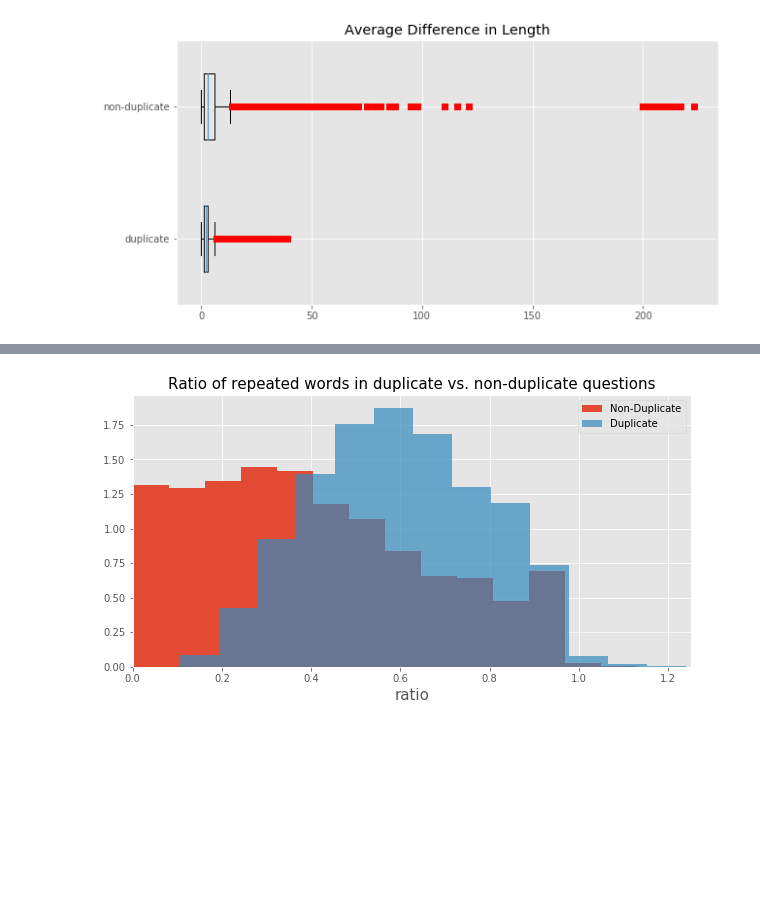
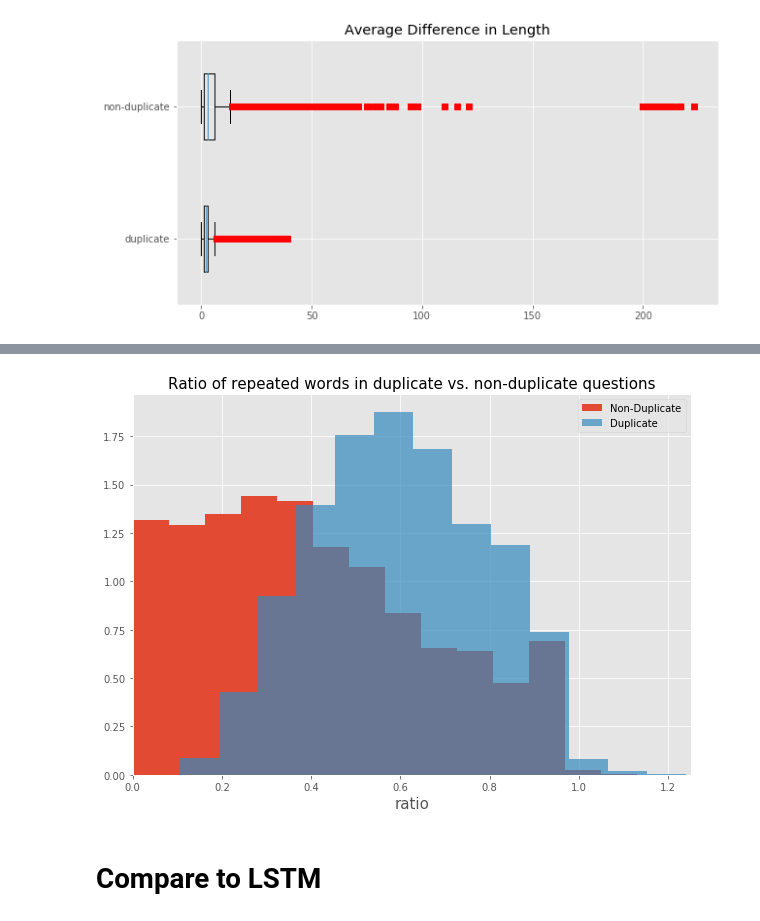
Before and after one commit to Parth-03/DuplicateQuestionIdentifier, a Jupyter notebook: data_exploration.ipynb, the cells around one changed output, grey strips where cells are left out. Cells and saved outputs as stored; diff of their text form; code cells hidden in the pictures; blank space fills up the shorter version.

```diff
--- a/data_exploration.ipynb
+++ b/data_exploration.ipynb
@@ -395,13 +418,15 @@ for i in duplicate_counts:
 thing1 = (train_data[train_data['is_duplicate'] == 0]['repeats']/train_data[train_data['is_duplicate'] == 0]['q1l'] + train_data[train_data['is_duplicate'] == 0]['repeats']/train_data[train_data['is_duplicate'] == 0]['q2l'])/2
 thing2 = (train_data[train_data['is_duplicate'] == 1]['repeats']/train_data[train_data['is_duplicate'] == 1]['q1l'] + train_data[train_data['is_duplicate'] == 1]['repeats']/train_data[train_data['is_duplicate'] == 1]['q2l'])/2
 # %%
-plt.figure(figsize=(10, 5))
+plt.figure(figsize=(10, 7))
 plt.hist(thing1, bins=20, normed=True, label='Non-Duplicate')
 plt.hist(thing2, bins=20, normed=True, alpha=0.7, label='Duplicate')
 plt.legend()
 plt.title('Ratio of repeated words in duplicate vs. non-duplicate questions', fontsize=15)
 plt.xlabel('ratio', fontsize=15)
 plt.xlim(0,1.25)
-plt.show()
+plt.show();
 # %% [output]
-[figure, old version]
+[figure, new version]
+# %% [markdown]
+# Compare to LSTM
```
Also changed, not shown: parts of 16 cells of this notebook.
